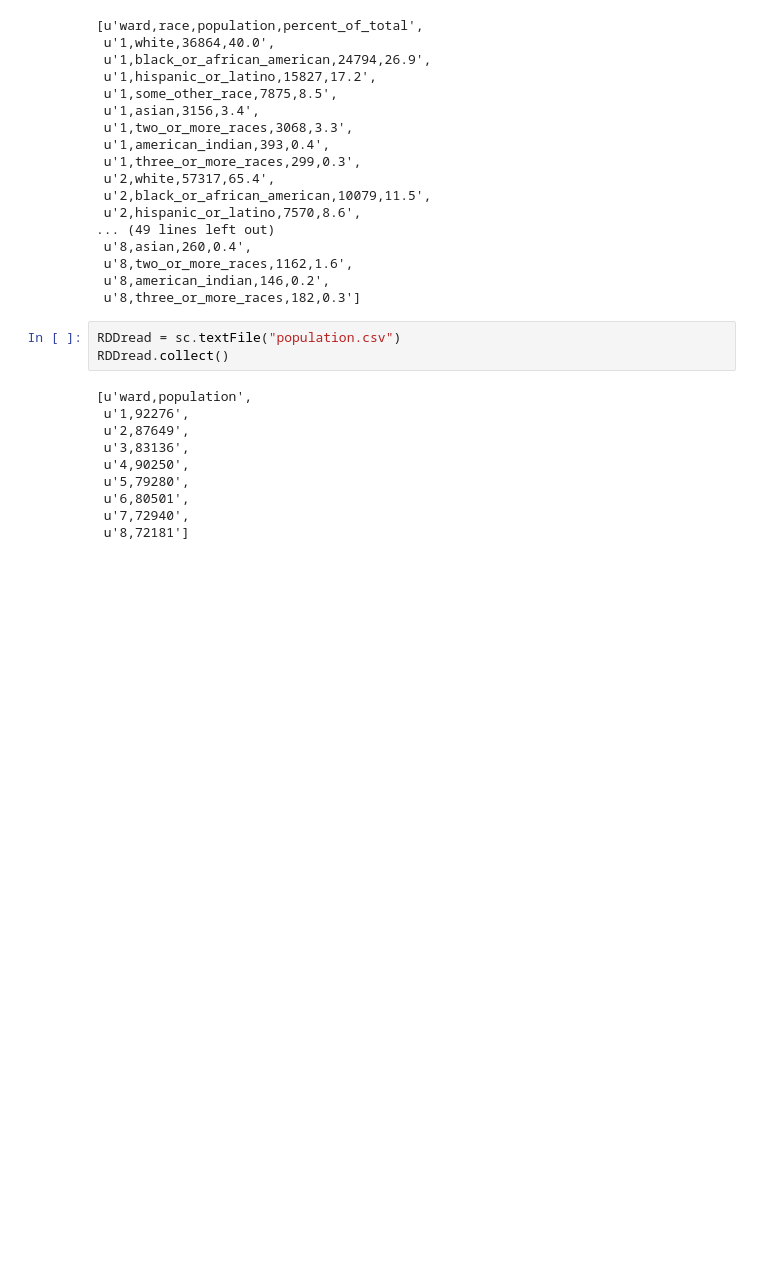
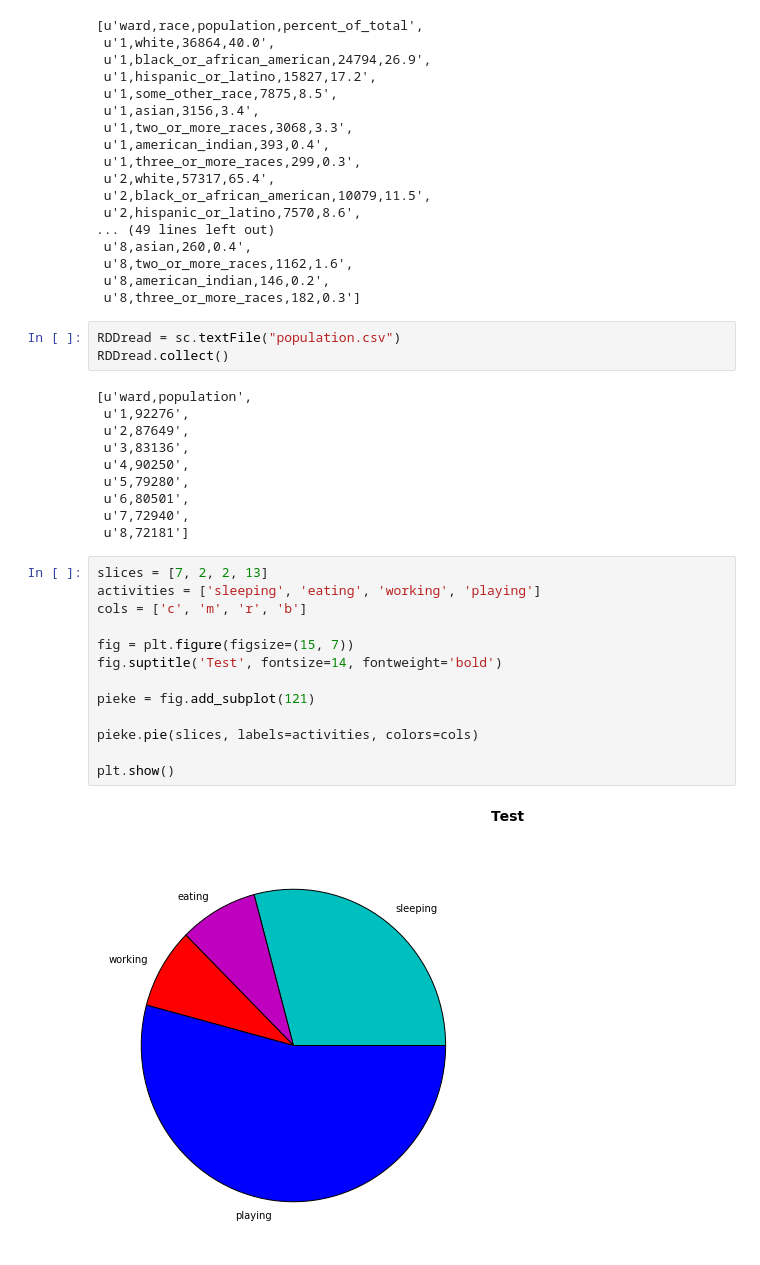
Before and after one commit to s085869/Crime-data, a Jupyter notebook: Crime data.ipynb, the cells around one changed output. Saved outputs shown, nothing was run; the diff lists cells and outputs as text; blank space fills up the shorter version.

Commit message:
Adding first diagrams
Containing a pie chart with dummy data and a bar diagram with right data

```diff
--- a/Crime data.ipynb
+++ b/Crime data.ipynb
@@ -55,3 +58,18 @@ RDDread.collect()
  u'6,80501',
  u'7,72940',
  u'8,72181']
+# %%
+slices = [7, 2, 2, 13]
+activities = ['sleeping', 'eating', 'working', 'playing']
+cols = ['c', 'm', 'r', 'b']
+
+fig = plt.figure(figsize=(15, 7))
+fig.suptitle('Test', fontsize=14, fontweight='bold')
+
+pieke = fig.add_subplot(121)
+
+pieke.pie(slices, labels=activities, colors=cols)
+
+plt.show()
+# %% [output]
+[figure, added]
```
Also changed, not shown: parts of 2 cells of this notebook.
